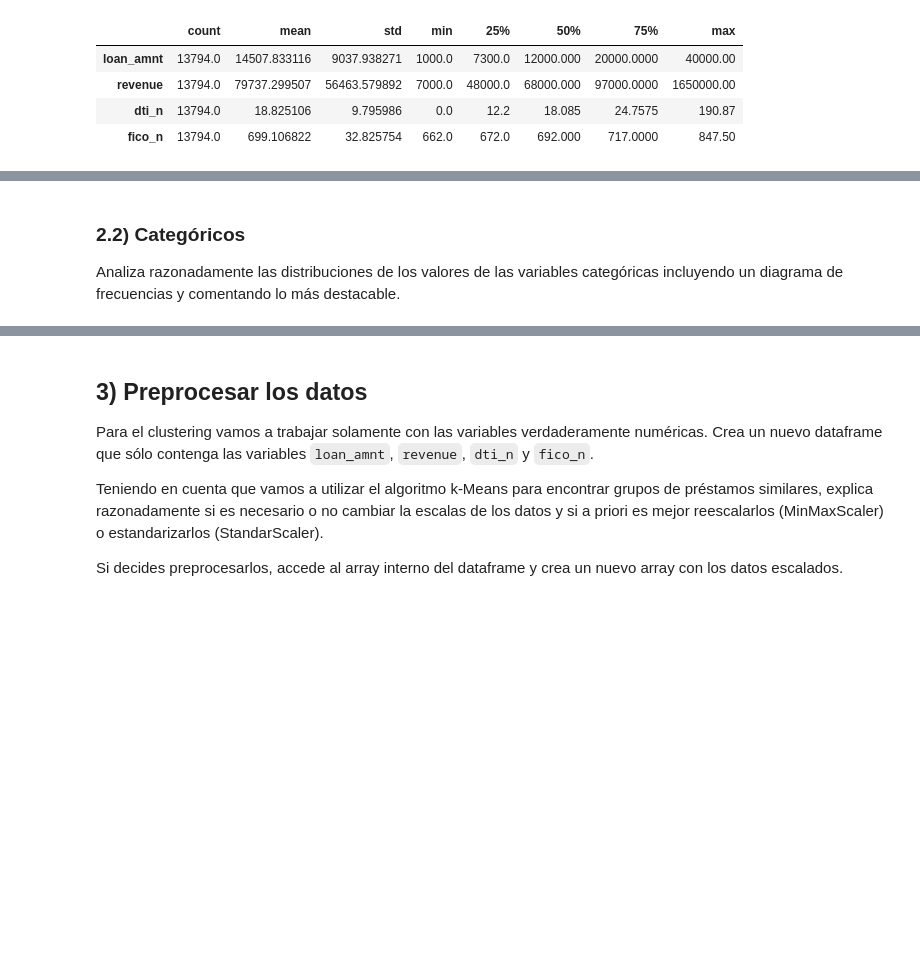
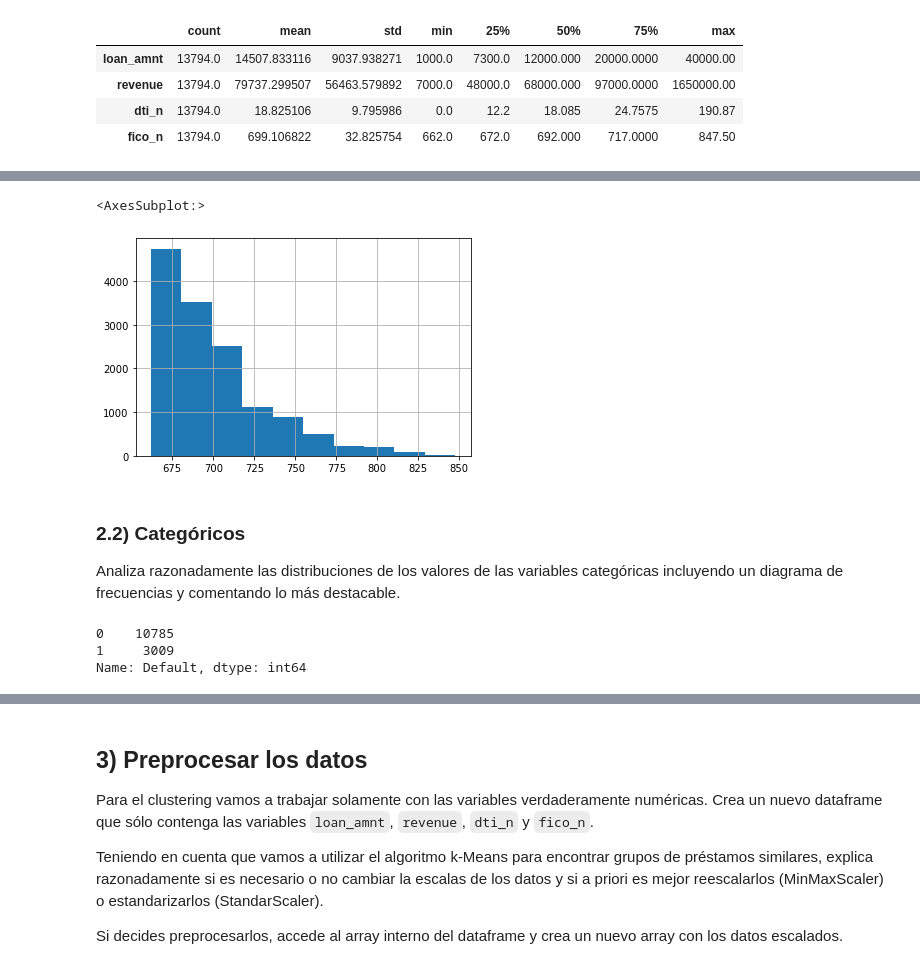
Before and after one commit to Carlanganas98/IA2, a Jupyter notebook: P1_clustering_enunciado.ipynb, the cells around one changed output, grey strips where cells are left out. Drawn from its saved outputs; the diff is of its cells as text; code cells hidden in the pictures; blank space fills up the shorter version.

```diff
--- a/P1_clustering_enunciado.ipynb
+++ b/P1_clustering_enunciado.ipynb
@@ -88,0 +158,5 @@ los prestamos dados serán "Buen préstamo", como mínimo "Crédito aceptable" o
+# %%
+df.fico_n.hist()
+# %% [output]
+<AxesSubplot:>
+[figure, added]
@@ -91,3 +168,9 @@ los prestamos dados serán "Buen préstamo", como mínimo "Crédito aceptable" o
 ### 2.2) Categóricos
 
 Analiza razonadamente las distribuciones de los valores de las variables categóricas incluyendo un diagrama de frecuencias y comentando lo más destacable.
+# %%
+pd.value_counts(df['Default'])
+# %% [output]
+0    10785
+1     3009
+Name: Default, dtype: int64
```
Also changed, not shown: parts of 34 cells of this notebook.
